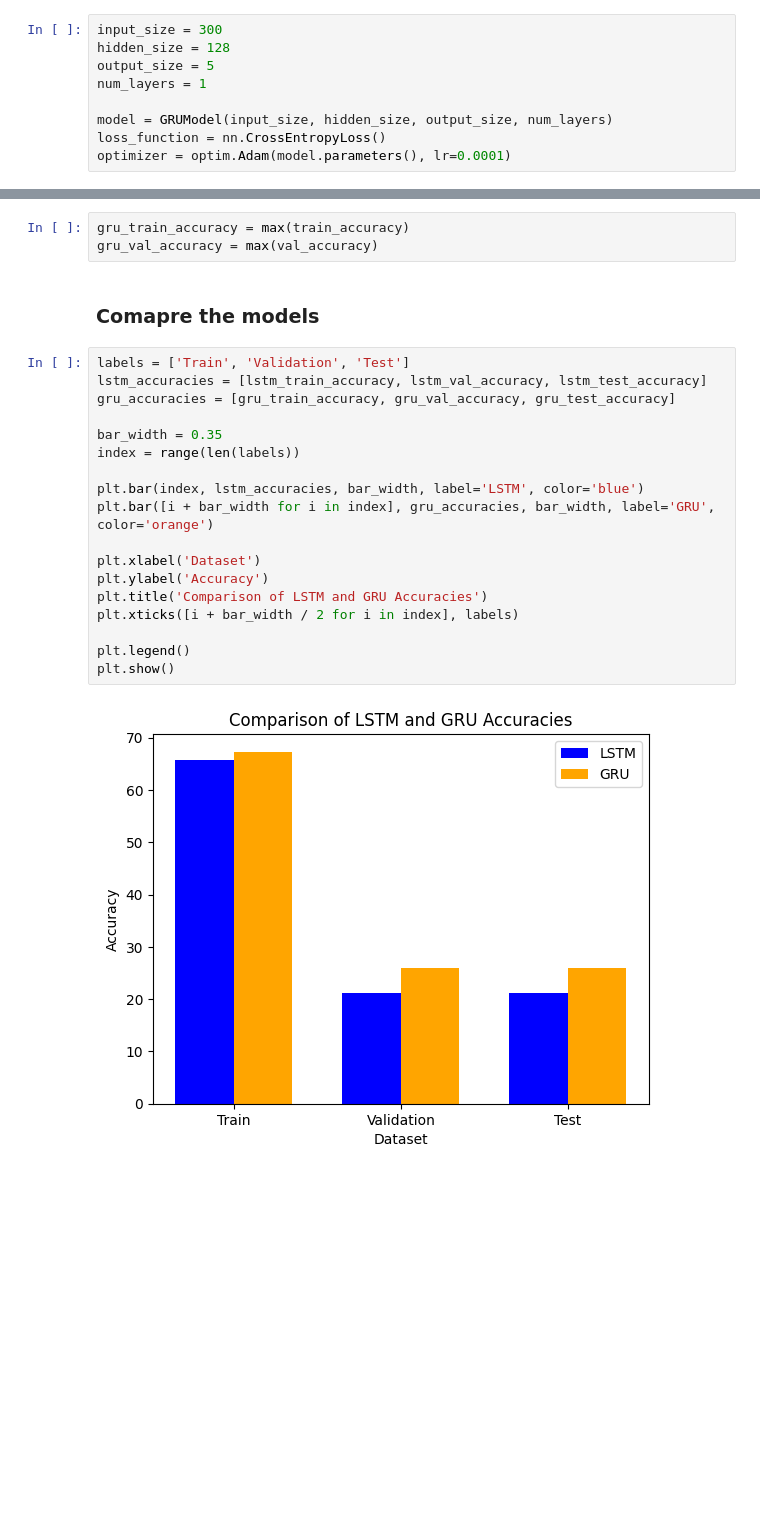
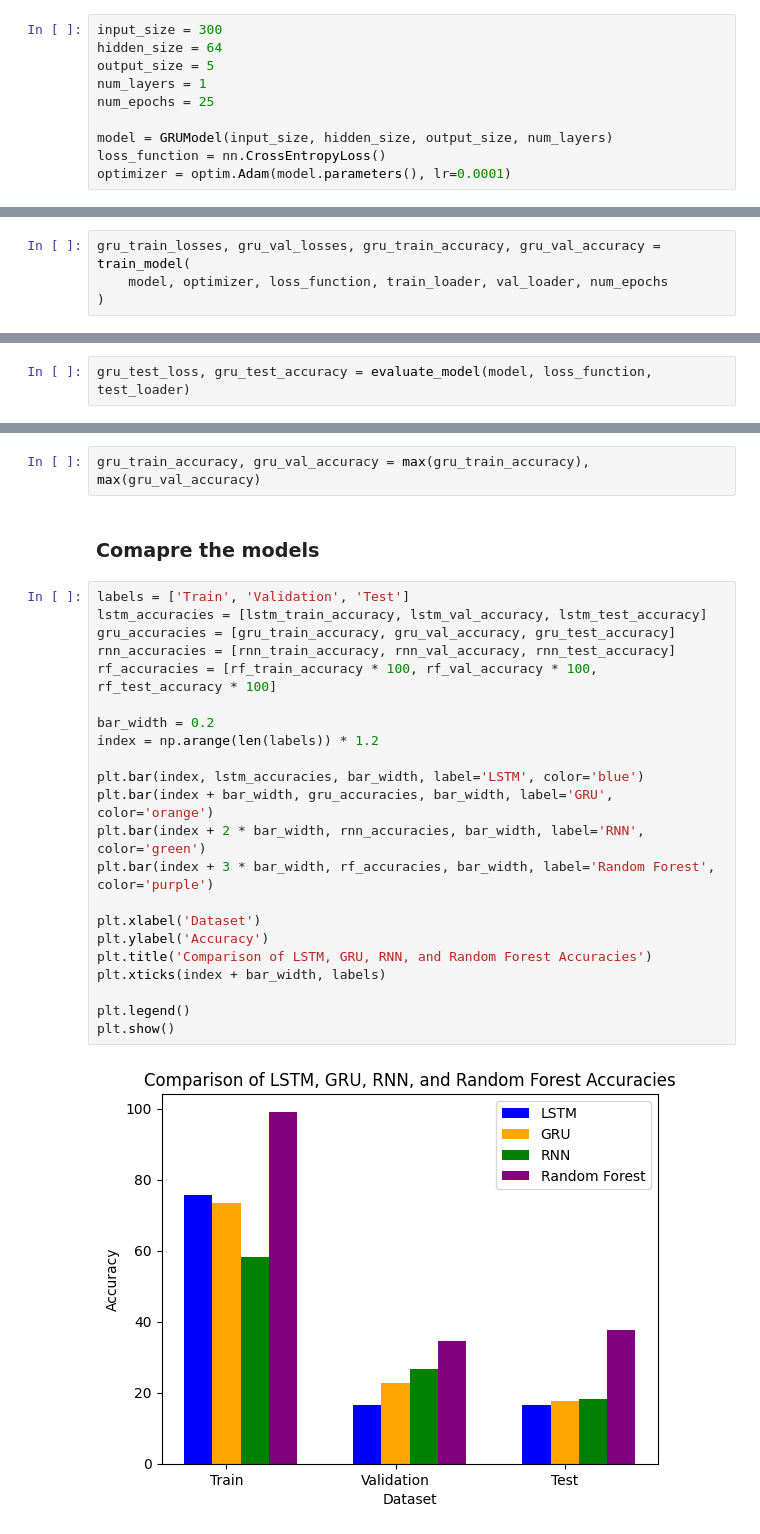
Before and after one commit to kazimahathir73/CSE440-Natural-Language-Processing-II-Project, a Jupyter notebook: train_model.ipynb, the cells around one changed output, grey strips where cells are left out. Saved outputs shown, nothing was run; the diff lists cells and outputs as text; blank space fills up the shorter version.

```diff
--- a/train_model.ipynb
+++ b/train_model.ipynb
@@ -606,9 +796,10 @@ class GRUModel(nn.Module):
         return out
 # %%
 input_size = 300
-hidden_size = 128
+hidden_size = 64
 output_size = 5
 num_layers = 1
+num_epochs = 25
 
 model = GRUModel(input_size, hidden_size, output_size, num_layers)
 loss_function = nn.CrossEntropyLoss()
@@ -683,0 +807,4 @@ Test Loss: 3.6170, Test Accuracy: 22.44%
+# %%
+gru_train_losses, gru_val_losses, gru_train_accuracy, gru_val_accuracy = train_model(
+    model, optimizer, loss_function, train_loader, val_loader, num_epochs
+)
@@ -725,0 +854,2 @@ print(f'Test Loss: {gru_test_loss:.4f}, Test Accuracy: {gru_test_accuracy:.2f}%'
+# %%
+gru_test_loss, gru_test_accuracy = evaluate_model(model, loss_function, test_loader)
@@ -726,25 +858,28 @@ print(f'Test Loss: {gru_test_loss:.4f}, Test Accuracy: {gru_test_accuracy:.2f}%'
 # %%
-gru_train_accuracy = max(train_accuracy)
-gru_val_accuracy = max(val_accuracy)
+gru_train_accuracy, gru_val_accuracy = max(gru_train_accuracy), max(gru_val_accuracy)
 # %% [markdown]
 ### Comapre the models
 # %%
 labels = ['Train', 'Validation', 'Test']
 lstm_accuracies = [lstm_train_accuracy, lstm_val_accuracy, lstm_test_accuracy]
 gru_accuracies = [gru_train_accuracy, gru_val_accuracy, gru_test_accuracy]
+rnn_accuracies = [rnn_train_accuracy, rnn_val_accuracy, rnn_test_accuracy]
+rf_accuracies = [rf_train_accuracy * 100, rf_val_accuracy * 100, rf_test_accuracy * 100]
 
-bar_width = 0.35
-index = range(len(labels))
+bar_width = 0.2
+index = np.arange(len(labels)) * 1.2
 
 plt.bar(index, lstm_accuracies, bar_width, label='LSTM', color='blue')
-plt.bar([i + bar_width for i in index], gru_accuracies, bar_width, label='GRU', color='orange')
+plt.bar(index + bar_width, gru_accuracies, bar_width, label='GRU', color='orange')
+plt.bar(index + 2 * bar_width, rnn_accuracies, bar_width, label='RNN', color='green')
+plt.bar(index + 3 * bar_width, rf_accuracies, bar_width, label='Random Forest', color='purple')
 
 plt.xlabel('Dataset')
 plt.ylabel('Accuracy')
-plt.title('Comparison of LSTM and GRU Accuracies')
-plt.xticks([i + bar_width / 2 for i in index], labels)
+plt.title('Comparison of LSTM, GRU, RNN, and Random Forest Accuracies')
+plt.xticks(index + bar_width, labels)
 
 plt.legend()
 plt.show()
 # %% [output]
-[figure, old version]
+[figure, new version]
```
Also changed, not shown: parts of 48 cells of this notebook.
